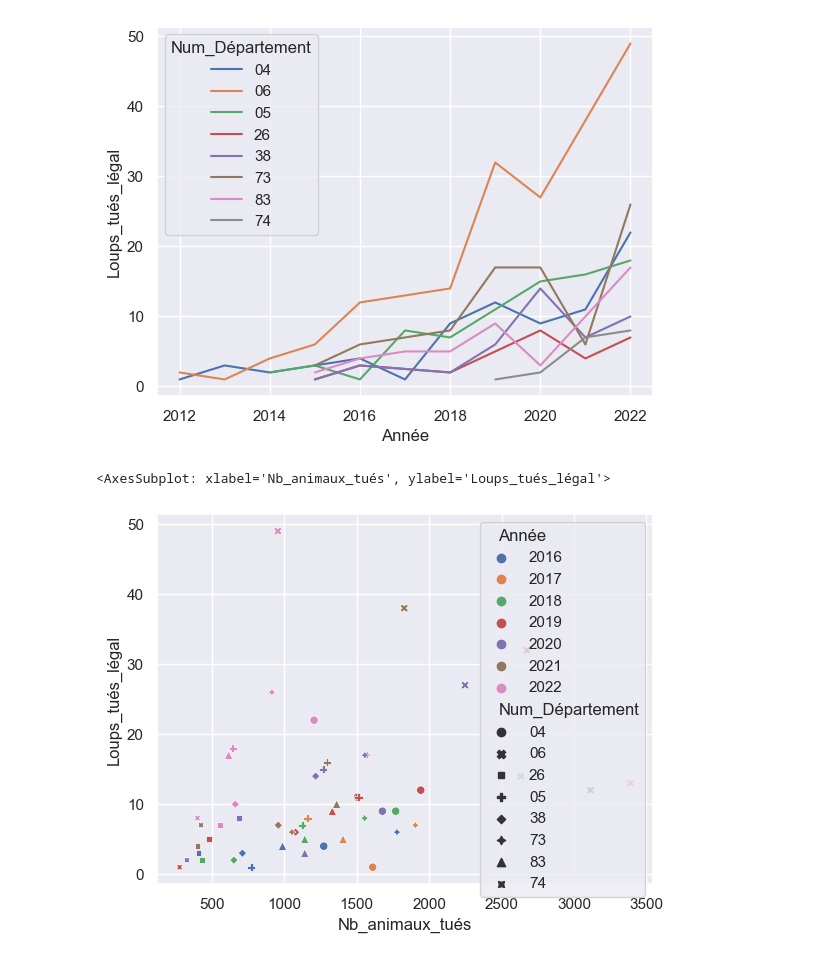
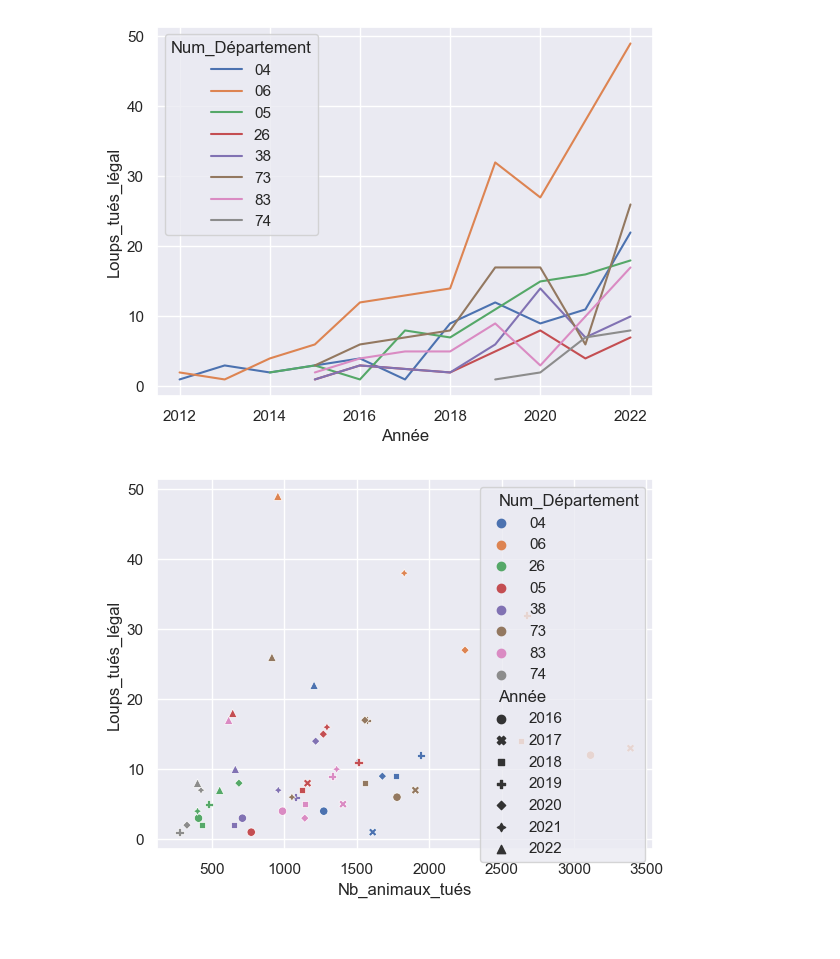
Before and after one commit to dthonon/pna_loup_suivi, a Jupyter notebook: notebook/Analyse_mortalité_loup.ipynb, the cells around one changed output. Saved outputs shown, nothing was run; the diff lists cells and outputs as text; code cells hidden in the pictures.

```diff
--- a/notebook/Analyse_mortalité_loup.ipynb
+++ b/notebook/Analyse_mortalité_loup.ipynb
@@ -67,12 +67,11 @@ sns.lineplot(data=interventions_max, x="Année", y="Loups_tués_légal", hue="Nu
 # %%
 sns.scatterplot(
     data=donnees_pna_max,
     x="Nb_animaux_tués",
     y="Loups_tués_légal",
-    style="Num_Département",
-    hue="Année",
+    hue="Num_Département",
+    style="Année",
     palette="deep",
-)
+);
 # %% [output]
-<AxesSubplot: xlabel='Nb_animaux_tués', ylabel='Loups_tués_légal'>
-[figure, old version]
+[figure, new version]
```
